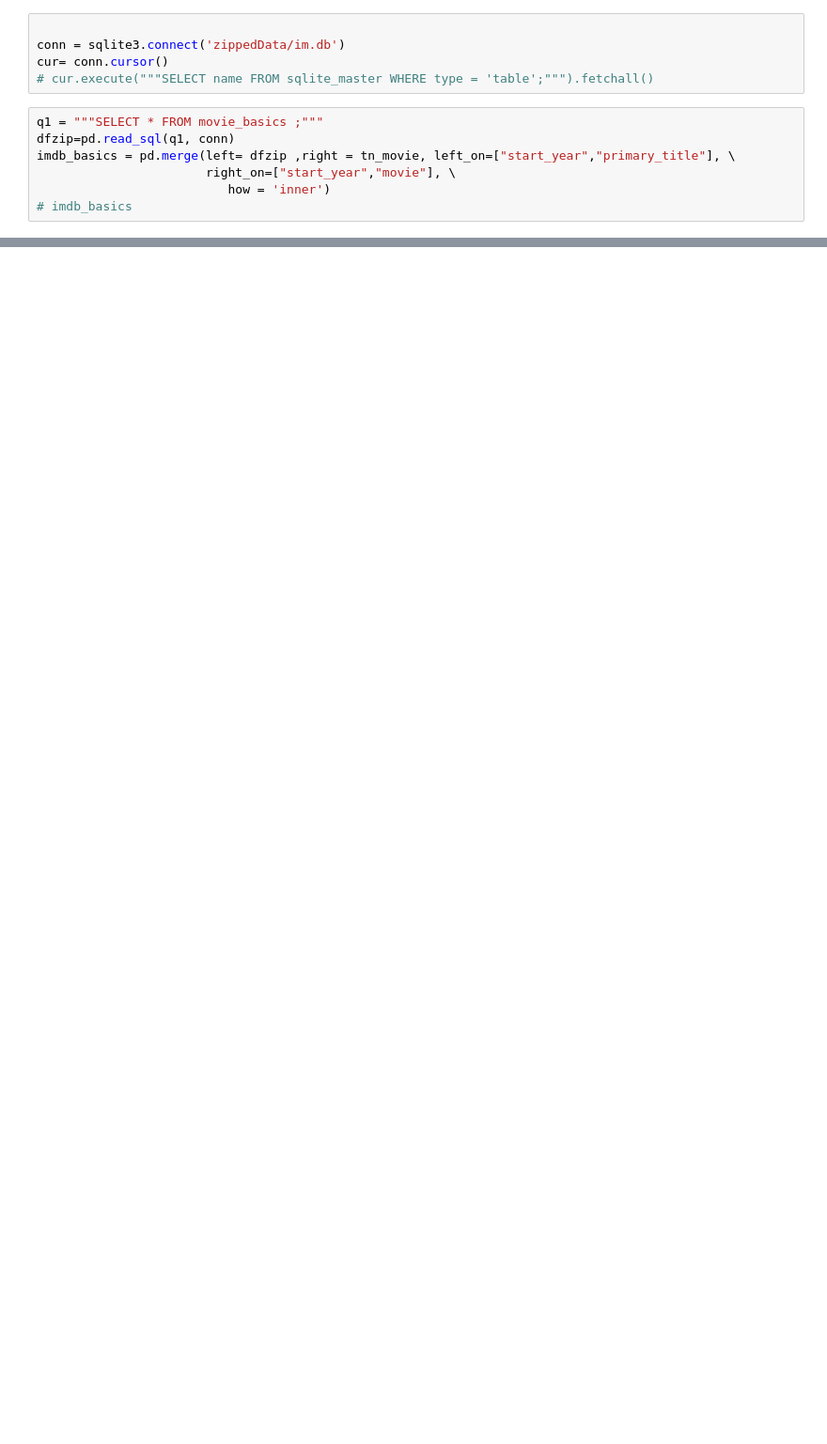
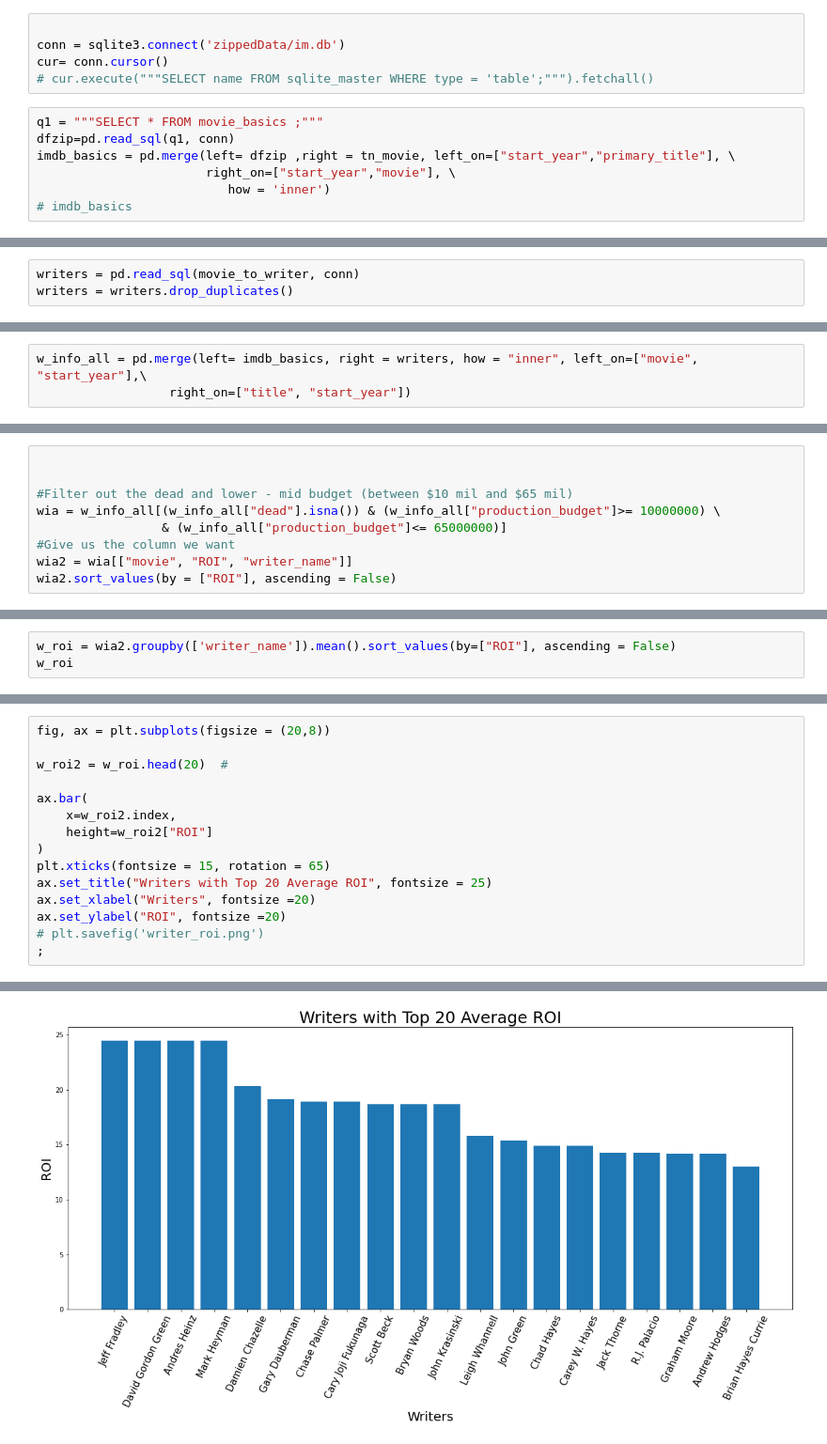
Before and after one commit to soohojp/Phase-1-Project-Best-Team-, a Jupyter notebook: master_dataset.ipynb, the cells around one changed output, grey strips where cells are left out. Shown at 94% size. Drawn from its saved outputs; the diff is of its cells as text; blank space fills up the shorter version.

```diff
--- a/master_dataset.ipynb
+++ b/master_dataset.ipynb
@@ -46,0 +175,3 @@ imdb_basics = pd.merge(left= dfzip ,right = tn_movie, left_on=["start_year","pri
+# %%
+writers = pd.read_sql(movie_to_writer, conn)
+writers = writers.drop_duplicates()
@@ -46,0 +180,3 @@ imdb_basics = pd.merge(left= dfzip ,right = tn_movie, left_on=["start_year","pri
+# %%
+w_info_all = pd.merge(left= imdb_basics, right = writers, how = "inner", left_on=["movie", "start_year"],\
+                  right_on=["title", "start_year"])
@@ -46,0 +185,9 @@ imdb_basics = pd.merge(left= dfzip ,right = tn_movie, left_on=["start_year","pri
+# %%
+
+
+#Filter out the dead and lower - mid budget (between $10 mil and $65 mil)
+wia = w_info_all[(w_info_all["dead"].isna()) & (w_info_all["production_budget"]>= 10000000) \
+                 & (w_info_all["production_budget"]<= 65000000)]
+#Give us the column we want
+wia2 = wia[["movie", "ROI", "writer_name"]]
+wia2.sort_values(by = ["ROI"], ascending = False)
@@ -46,0 +210,3 @@ imdb_basics = pd.merge(left= dfzip ,right = tn_movie, left_on=["start_year","pri
+# %%
+w_roi = wia2.groupby(['writer_name']).mean().sort_values(by=["ROI"], ascending = False)
+w_roi
@@ -46,0 +228,16 @@ imdb_basics = pd.merge(left= dfzip ,right = tn_movie, left_on=["start_year","pri
+# %%
+fig, ax = plt.subplots(figsize = (20,8))
+
+w_roi2 = w_roi.head(20)  #
+
+ax.bar(
+    x=w_roi2.index,
+    height=w_roi2["ROI"]
+)
+plt.xticks(fontsize = 15, rotation = 65)
+ax.set_title("Writers with Top 20 Average ROI", fontsize = 25)
+ax.set_xlabel("Writers", fontsize =20)
+ax.set_ylabel("ROI", fontsize =20)
+# plt.savefig('writer_roi.png')
+;
+# %% [output]
@@ -46,0 +245 @@ imdb_basics = pd.merge(left= dfzip ,right = tn_movie, left_on=["start_year","pri
+[figure, added]
```
Also changed, not shown: parts of 48 cells of this notebook.
